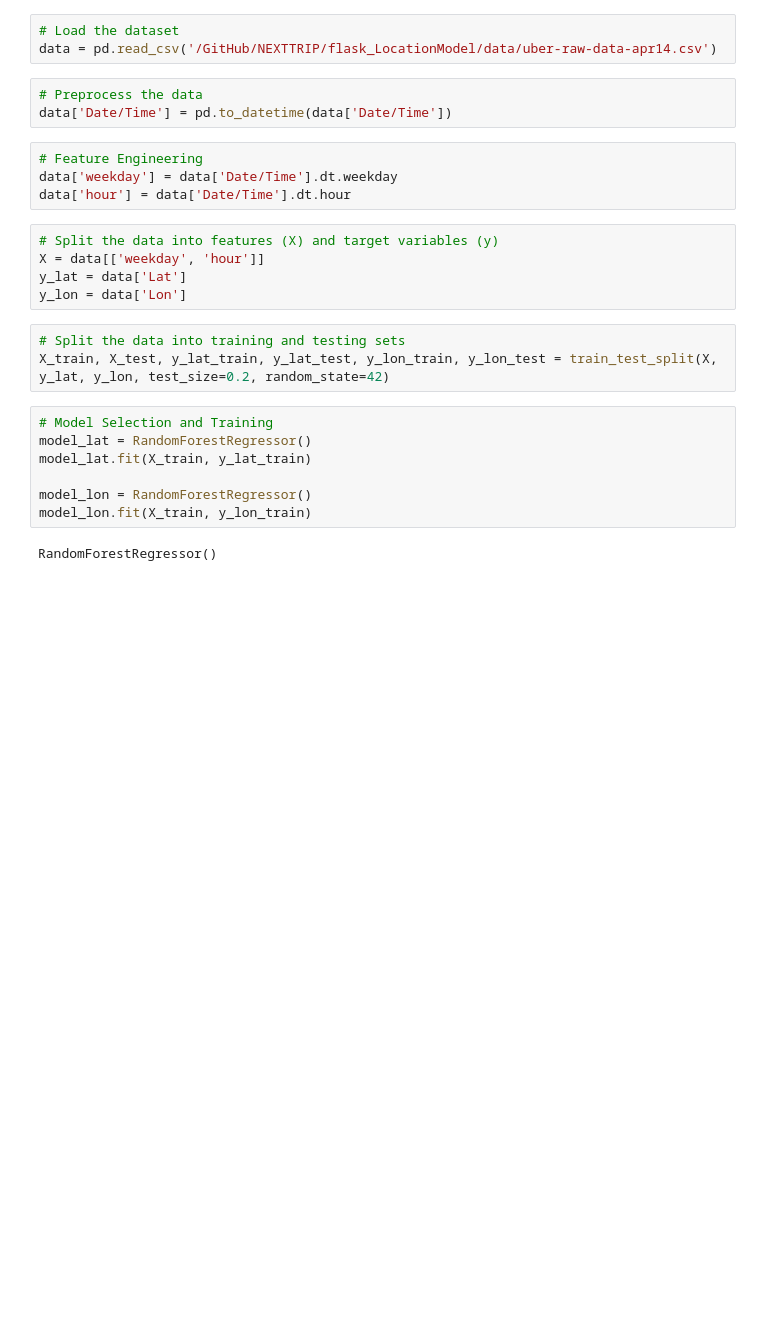
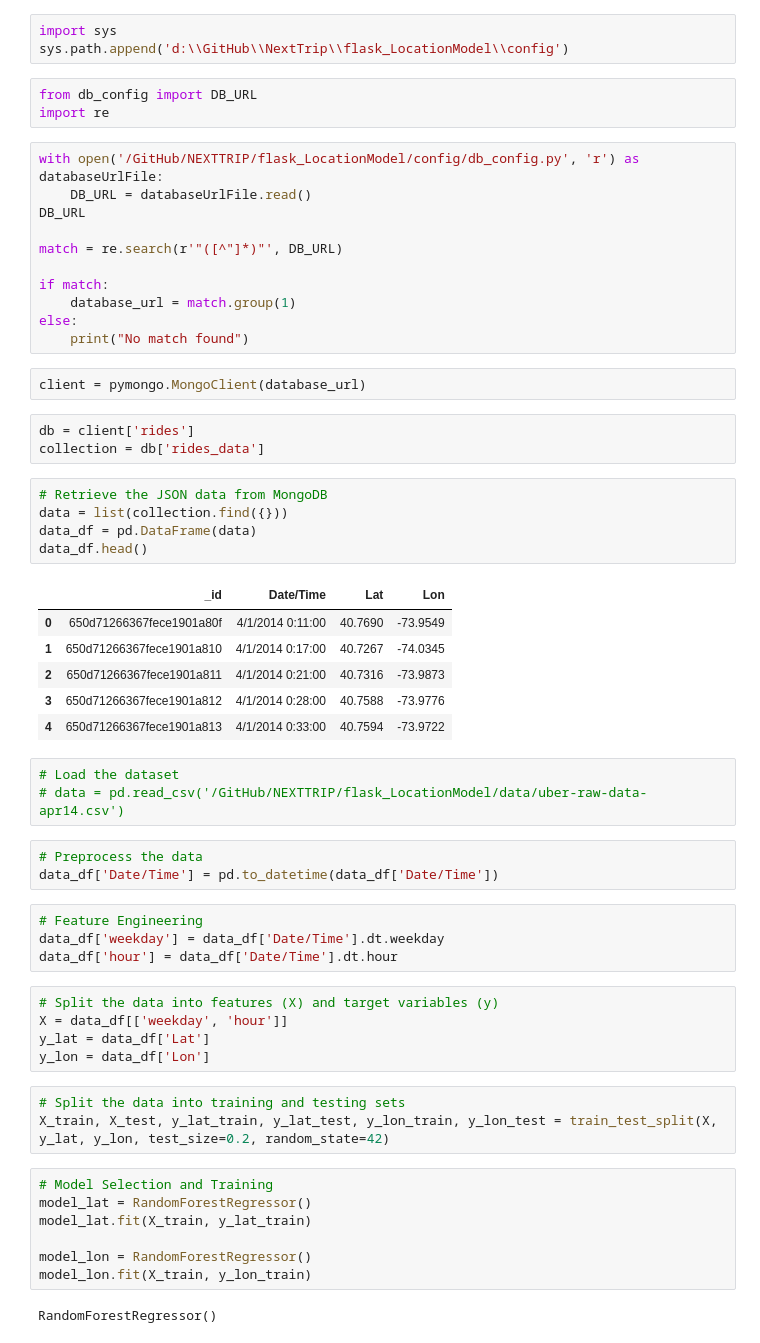
Before and after one commit to ChamaliVishmani/Next-Trip, a Jupyter notebook: flask_LocationModel/notebooks/Lat_Lon_Model.ipynb, the cells around one changed output. Cells and saved outputs as stored; diff of their text form; blank space fills up the shorter version.

```diff
--- a/flask_LocationModel/notebooks/Lat_Lon_Model.ipynb
+++ b/flask_LocationModel/notebooks/Lat_Lon_Model.ipynb
@@ -6,21 +7,55 @@ from sklearn.ensemble import RandomForestRegressor
 from sklearn.metrics import mean_squared_error
 from datetime import datetime
 import joblib
+# %%
+import sys
+sys.path.append('d:\\GitHub\\NextTrip\\flask_LocationModel\\config')
+# %%
+from db_config import DB_URL
+import re
+# %%
+with open('/GitHub/NEXTTRIP/flask_LocationModel/config/db_config.py', 'r') as databaseUrlFile:
+    DB_URL = databaseUrlFile.read()
+DB_URL
+
+match = re.search(r'"([^"]*)"', DB_URL)
+
+if match:
+    database_url = match.group(1)
+else:
+    print("No match found")
+# %%
+client = pymongo.MongoClient(database_url)
+# %%
+db = client['rides']
+collection = db['rides_data']
+# %%
+# Retrieve the JSON data from MongoDB
+data = list(collection.find({}))
+data_df = pd.DataFrame(data)
+data_df.head()
+# %% [output]
+|  | _id | Date/Time | Lat | Lon |
+| 0 | 650d71266367fece1901a80f | 4/1/2014 0:11:00 | 40.7690 | -73.9549 |
+| 1 | 650d71266367fece1901a810 | 4/1/2014 0:17:00 | 40.7267 | -74.0345 |
+| 2 | 650d71266367fece1901a811 | 4/1/2014 0:21:00 | 40.7316 | -73.9873 |
+| 3 | 650d71266367fece1901a812 | 4/1/2014 0:28:00 | 40.7588 | -73.9776 |
+| 4 | 650d71266367fece1901a813 | 4/1/2014 0:33:00 | 40.7594 | -73.9722 |
 # %%
 # Load the dataset
-data = pd.read_csv('/GitHub/NEXTTRIP/flask_LocationModel/data/uber-raw-data-apr14.csv')
+# data = pd.read_csv('/GitHub/NEXTTRIP/flask_LocationModel/data/uber-raw-data-apr14.csv')
 # %%
 # Preprocess the data
-data['Date/Time'] = pd.to_datetime(data['Date/Time'])
+data_df['Date/Time'] = pd.to_datetime(data_df['Date/Time'])
 # %%
 # Feature Engineering
-data['weekday'] = data['Date/Time'].dt.weekday
-data['hour'] = data['Date/Time'].dt.hour
+data_df['weekday'] = data_df['Date/Time'].dt.weekday
+data_df['hour'] = data_df['Date/Time'].dt.hour
 # %%
 # Split the data into features (X) and target variables (y)
-X = data[['weekday', 'hour']]
-y_lat = data['Lat']
-y_lon = data['Lon']
+X = data_df[['weekday', 'hour']]
+y_lat = data_df['Lat']
+y_lon = data_df['Lon']
 # %%
 # Split the data into training and testing sets
 X_train, X_test, y_lat_train, y_lat_test, y_lon_train, y_lon_test = train_test_split(X, y_lat, y_lon, test_size=0.2, random_state=42)
```
Also changed, not shown: parts of 3 cells of this notebook, 5 other files.
